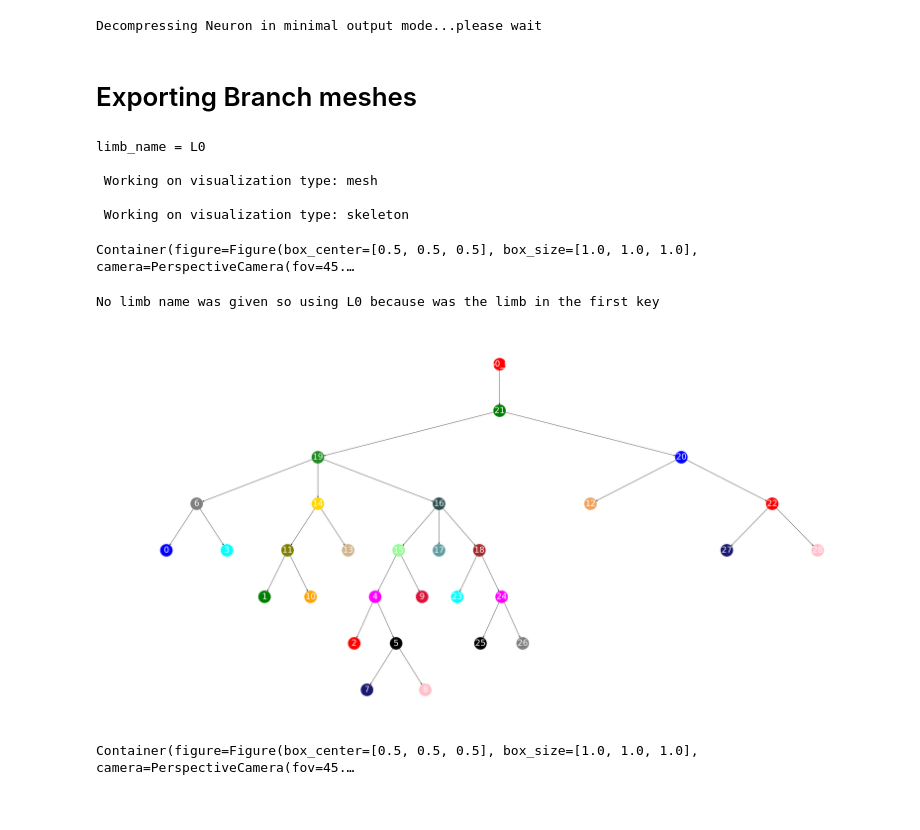
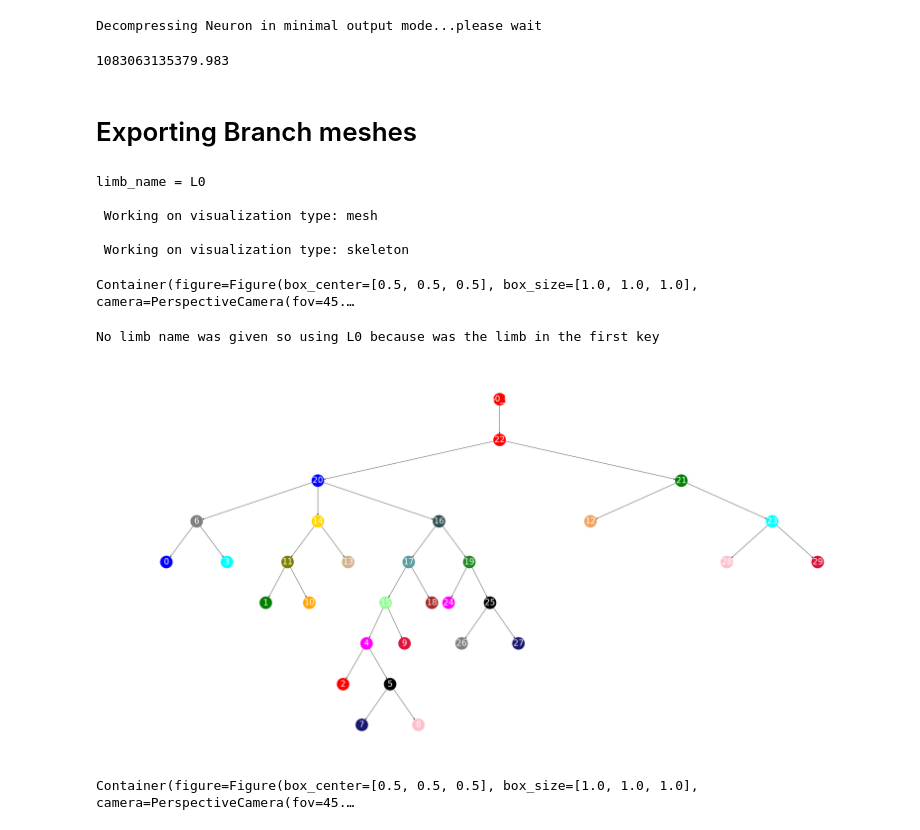
Before and after one commit to reimerlab/NEURD, a Jupyter notebook: Applications/Tutorials/Auto_Proof_Pipeline/Single_Soma_Exc/neuron_pipeline_vp5_single_demo_exc-Copy1.ipynb, the cells around one changed output. Drawn from its saved outputs; the diff is of its cells as text; code cells hidden in the pictures.

Commit message:
fixed soma volume reduction during splitting neuron process

```diff
--- a/Applications/Tutorials/Auto_Proof_Pipeline/Single_Soma_Exc/neuron_pipeline_vp5_single_demo_exc-Copy1.ipynb
+++ b/Applications/Tutorials/Auto_Proof_Pipeline/Single_Soma_Exc/neuron_pipeline_vp5_single_demo_exc-Copy1.ipynb
@@ -595,23 +639,29 @@ saved neuron filepath = 864691134917511946
 # %%
 neuron_obj_rec = vdi.load_neuron_obj(
     segment_id = segment_id,
-    #mesh_decimated = mesh_decimated
+    mesh_decimated = mesh_decimated
 )
 # %% [output]
 Decompressing Neuron in minimal output mode...please wait
+# %%
+neuron_obj_rec['S0']._volume
+# %% [output]
+1083063135379.983
+# %%
+neuron_obj = neuron_obj_rec
 # %% [markdown]
 # Exporting Branch meshes
 # %%
-nviz.plot_limb(neuron_obj_rec,0)
+nviz.plot_limb(neuron_obj,0)
 # %% [output]
 limb_name = L0
 
  Working on visualization type: mesh
 
  Working on visualization type: skeleton
 Container(figure=Figure(box_center=[0.5, 0.5, 0.5], box_size=[1.0, 1.0, 1.0], camera=PerspectiveCamera(fov=45.…
 No limb name was given so using L0 because was the limb in the first key
-[figure, old version]
+[figure, new version]
 # %%
 branch_idx = 3
 limb_idx = 0
```
Also changed, not shown: parts of 26 cells of this notebook, 10 other files.
